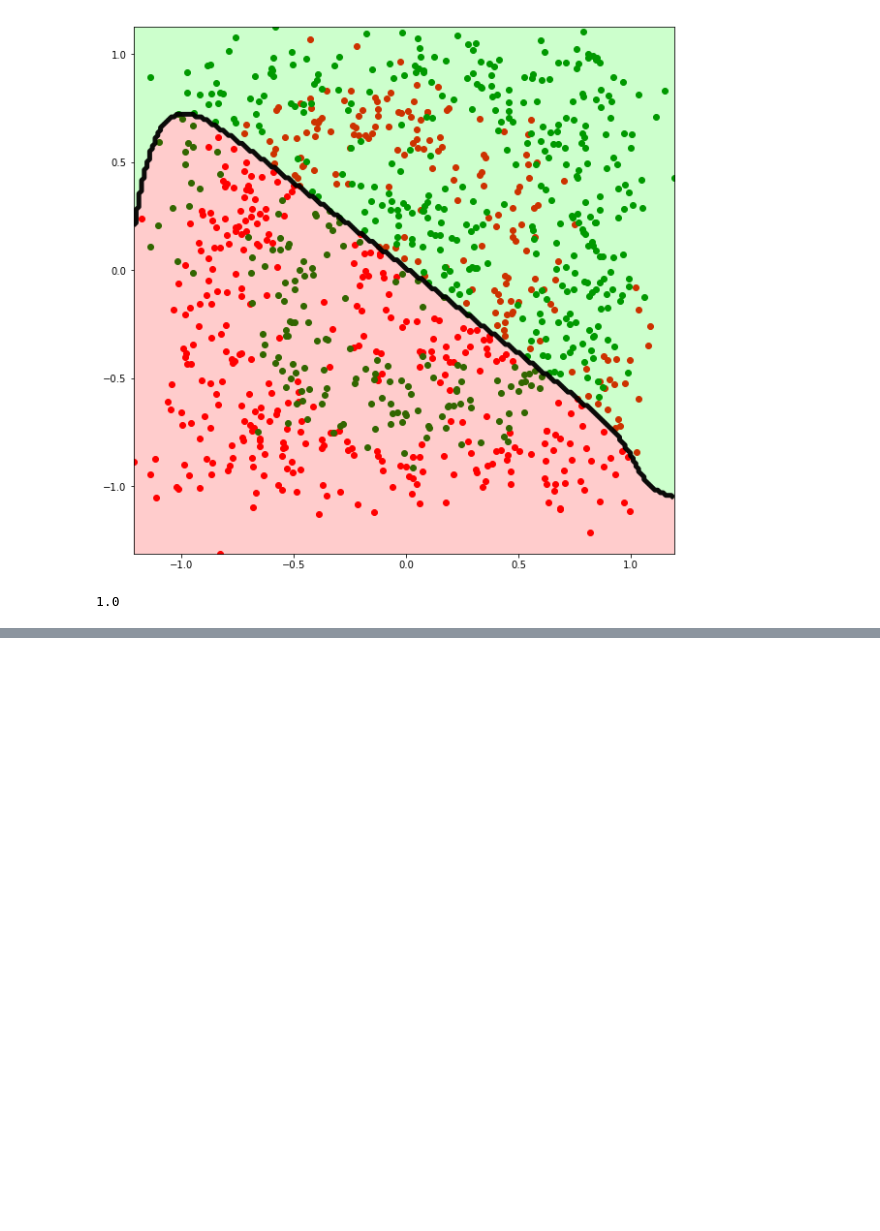
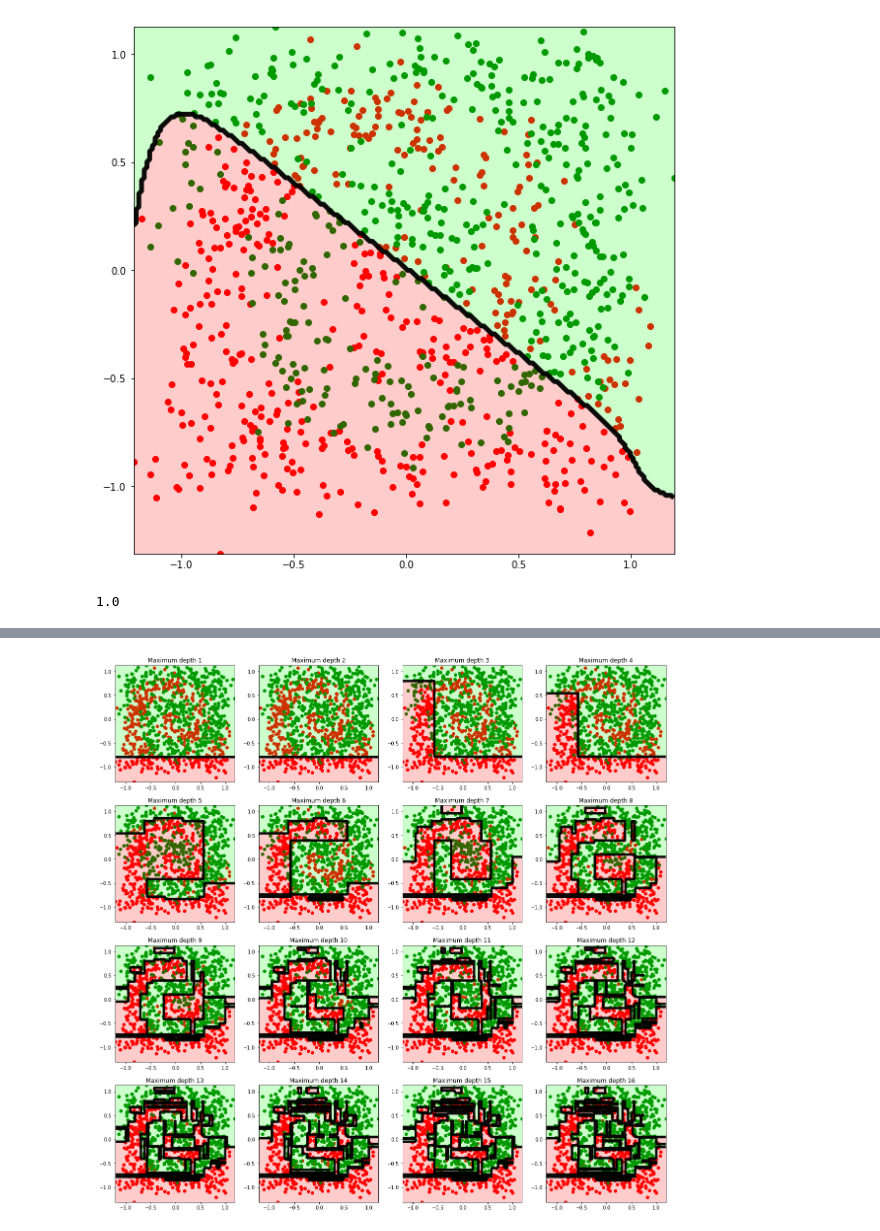
Before and after one commit to mitbal/sidu, a Jupyter notebook: musimpanas/session_3.ipynb, the cells around one changed output, grey strips where cells are left out. Saved outputs shown, nothing was run; the diff lists cells and outputs as text; code cells hidden in the pictures; blank space fills up the shorter version.

Commit message:
Update session 3 with decision tree max depth

```diff
--- a/musimpanas/session_3.ipynb
+++ b/musimpanas/session_3.ipynb
@@ -300,3 +303,15 @@ plot_decision_boundary(hard, dtc);
+# %%
+fig, axes = plt.subplots(4, 4, figsize=(20, 20))
+
+for i in range(16):
+    dec = DecisionTreeClassifier(max_depth=i+1, criterion='entropy')
+    dec.fit(X=hard[['x', 'y']], y=hard['label'])
+
+    ax = axes.reshape(-1)[i]
+    plot_decision_boundary(hard, dec, ax=ax)
+    ax.set_title('Maximum depth '+str(i+1))
+# %% [output]
+[figure, added]
 # %%
 # EXERCISE
 # %%
```
Also changed, not shown: parts of 8 cells of this notebook.
